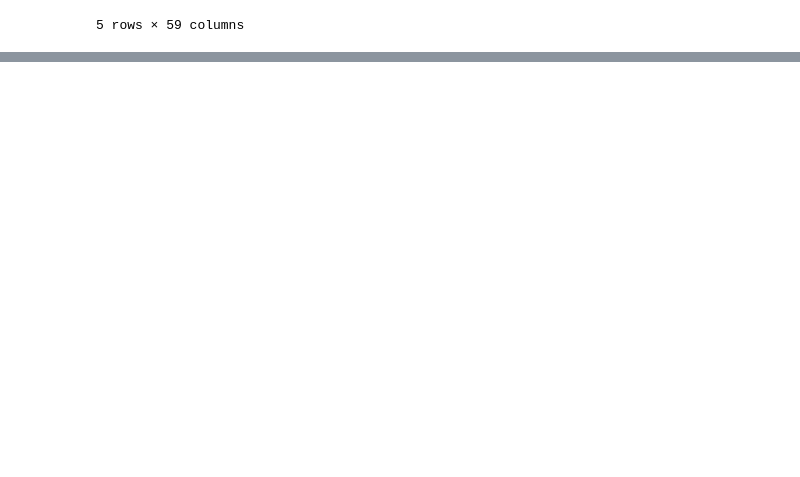
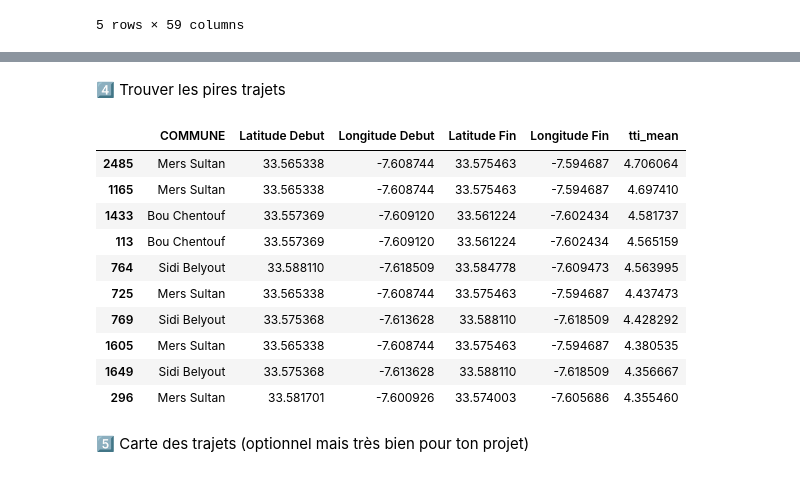
Before and after one commit to OTHMANEAY/file_rouge, a Jupyter notebook: notebooks/02_Cleaning.ipynb, the cells around one changed output, grey strips where cells are left out. Drawn from its saved outputs; the diff is of its cells as text; code cells hidden in the pictures; blank space fills up the shorter version.

```diff
--- a/notebooks/02_Cleaning.ipynb
+++ b/notebooks/02_Cleaning.ipynb
@@ -213,0 +295,10 @@ df_test.head()
+# %%
+traffic_data = {}
+
+for day, file in days.items():
+
+    df = pd.read_csv(f"../Shets/{file}")
+
+    df["day"] = day
+
+    traffic_data[day] = df
@@ -213,0 +307,4 @@ df_test.head()
+# %%
+df_traffic = pd.concat(traffic_data.values(), ignore_index=True)
+
+df_traffic.head()
@@ -213,0 +334,4 @@ df_test.head()
+# %%
+tti_cols = [c for c in df_traffic.columns if "tti" in c.lower()]
+
+df_traffic["tti_mean"] = df_traffic[tti_cols].mean(axis=1)
@@ -213,0 +401,2 @@ df_test.head()
+# %%
+df_traffic.columns = df_traffic.columns.str.strip()
@@ -213,0 +484,27 @@ df_test.head()
+# %% [markdown]
+4️⃣ Trouver les pires trajets
+# %%
+df_worst = df_traffic.sort_values("tti_mean", ascending=False)
+
+df_worst[[
+    "COMMUNE",
+    "Latitude Debut",
+    "Longitude Debut",
+    "Latitude Fin",
+    "Longitude Fin",
+    "tti_mean"
+]].head(10)
+# %% [output]
+|  | COMMUNE | Latitude Debut | Longitude Debut | Latitude Fin | Longitude Fin | tti_mean |
+| 2485 | Mers Sultan | 33.565338 | -7.608744 | 33.575463 | -7.594687 | 4.706064 |
+| 1165 | Mers Sultan | 33.565338 | -7.608744 | 33.575463 | -7.594687 | 4.697410 |
+| 1433 | Bou Chentouf | 33.557369 | -7.609120 | 33.561224 | -7.602434 | 4.581737 |
+| 113 | Bou Chentouf | 33.557369 | -7.609120 | 33.561224 | -7.602434 | 4.565159 |
+| 764 | Sidi Belyout | 33.588110 | -7.618509 | 33.584778 | -7.609473 | 4.563995 |
+| 725 | Mers Sultan | 33.565338 | -7.608744 | 33.575463 | -7.594687 | 4.437473 |
+| 769 | Sidi Belyout | 33.575368 | -7.613628 | 33.588110 | -7.618509 | 4.428292 |
+| 1605 | Mers Sultan | 33.565338 | -7.608744 | 33.575463 | -7.594687 | 4.380535 |
+| 1649 | Sidi Belyout | 33.575368 | -7.613628 | 33.588110 | -7.618509 | 4.356667 |
+| 296 | Mers Sultan | 33.581701 | -7.600926 | 33.574003 | -7.605686 | 4.355460 |
+# %% [markdown]
+5️⃣ Carte des trajets (optionnel mais très bien pour ton projet)
```
Also changed, not shown: parts of 33 cells of this notebook.
